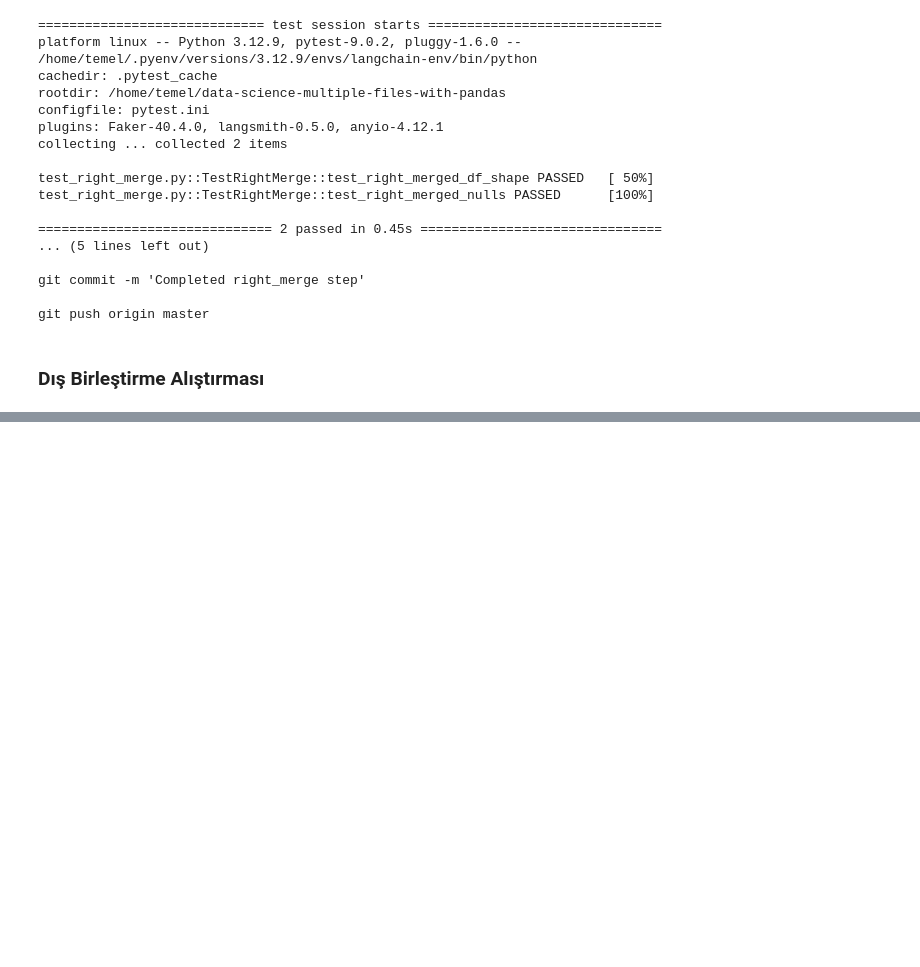
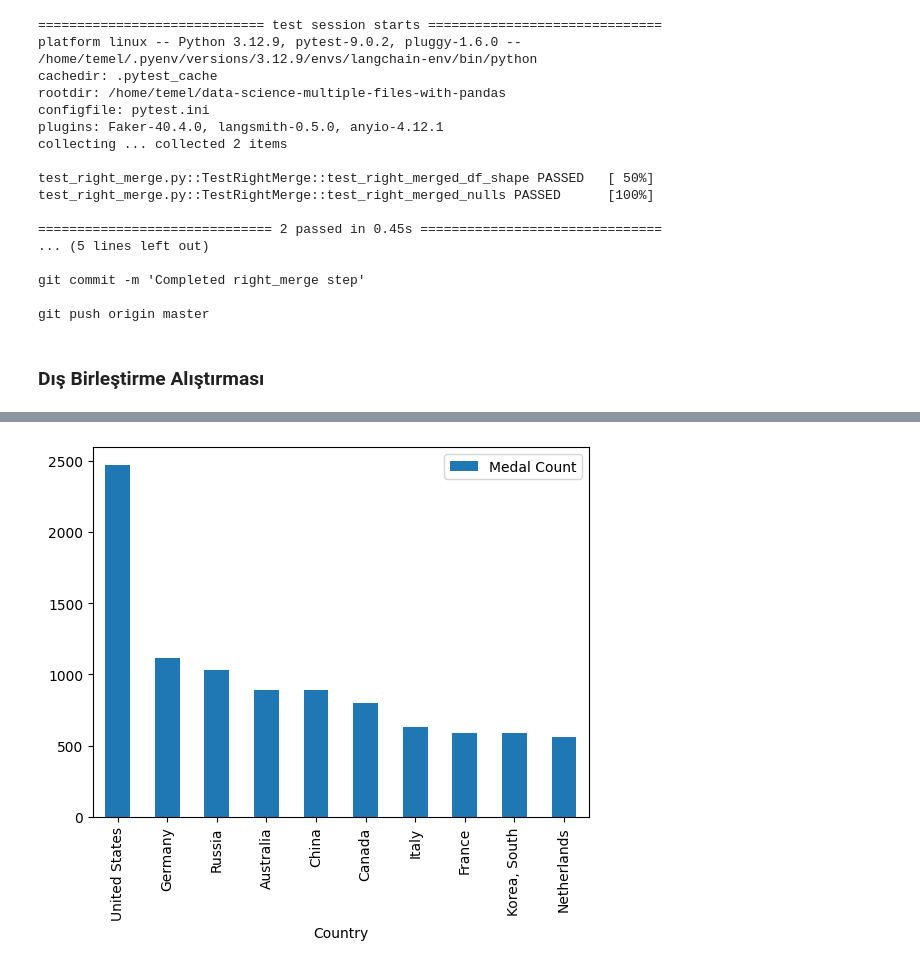
Before and after one commit to tmerthasanoglu/data-science-multiple-files-with-pandas, a Jupyter notebook: multiple_files.ipynb, the cells around one changed output, grey strips where cells are left out. Cells and saved outputs as stored; diff of their text form; code cells hidden in the pictures; blank space fills up the shorter version.

```diff
--- a/multiple_files.ipynb
+++ b/multiple_files.ipynb
@@ -159,0 +273,4 @@ outer_merged_df=pd.DataFrame.merge(a_df,b_df-
+# %%
+countries_df=pd.read_csv("data/dictionary.csv")
+summer_df=pd.read_csv("data/summer.csv")
+winter_df=pd.read_csv("data/winter.csv")
@@ -159,0 +328,24 @@ outer_merged_df=pd.DataFrame.merge(a_df,b_df-
+# %%
+# 2) Winter merge (aynı)
+winter_countries_df = pd.merge(
+    winter_df,
+    countries_df,
+    left_on="Country",
+    right_on="Code",
+    how="inner"
+)
+
+winter_countries_df = winter_countries_df.rename(
+    columns={"Country_x": "Code", "Country_y": "Country"}
+)
+
+winter_countries_df["Season"] = "Winter"
+# %%
+all_df = pd.concat([summer_countries_df, winter_countries_df], ignore_index=True)
+expected_cols = [
+    "Year","City","Sport","Discipline","Athlete",
+    "Country","Gender","Event","Medal",
+    "Code","Population","GDP per Capita","Season"
+]
+all_df = all_df.loc[:, ~all_df.columns.duplicated()]
+all_df = all_df[expected_cols]
@@ -159,0 +400,10 @@ outer_merged_df=pd.DataFrame.merge(a_df,b_df-
+# %%
+top_10_df = (
+    all_df.loc[all_df["Year"] >= 1984]                 # boolean indexing
+          .groupby("Country")["Medal"]                 # gruplama
+          .count()                                     # madalya say
+          .sort_values(ascending=False)                # sıralama
+          .head(10)                                    # ilk 10
+          .to_frame(name="Medal Count")                # tek sütunlu DF
+)
+top_10_df
@@ -159,0 +423,4 @@ outer_merged_df=pd.DataFrame.merge(a_df,b_df-
+# %%
+top_10_df.plot(kind="bar");
+# %% [output]
+[figure, added]
```
Also changed, not shown: parts of 22 cells of this notebook, 2 other files.
